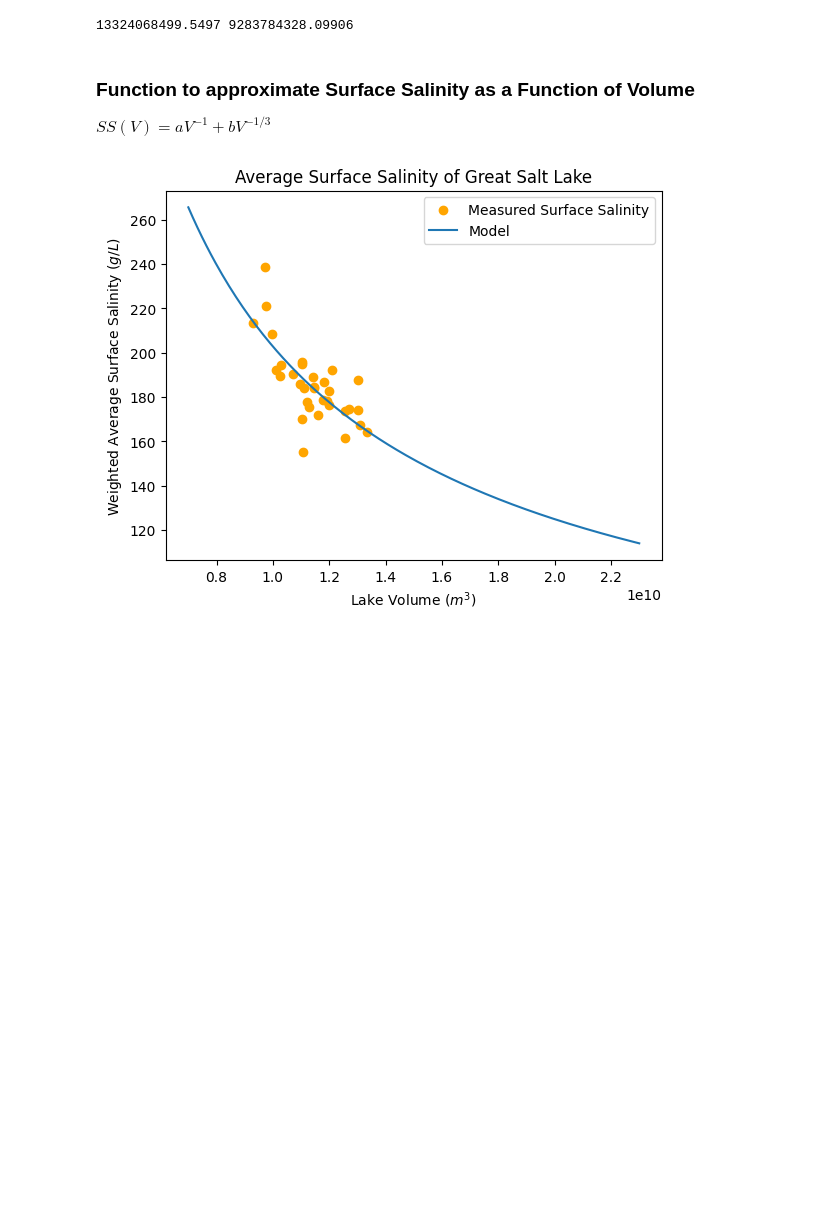
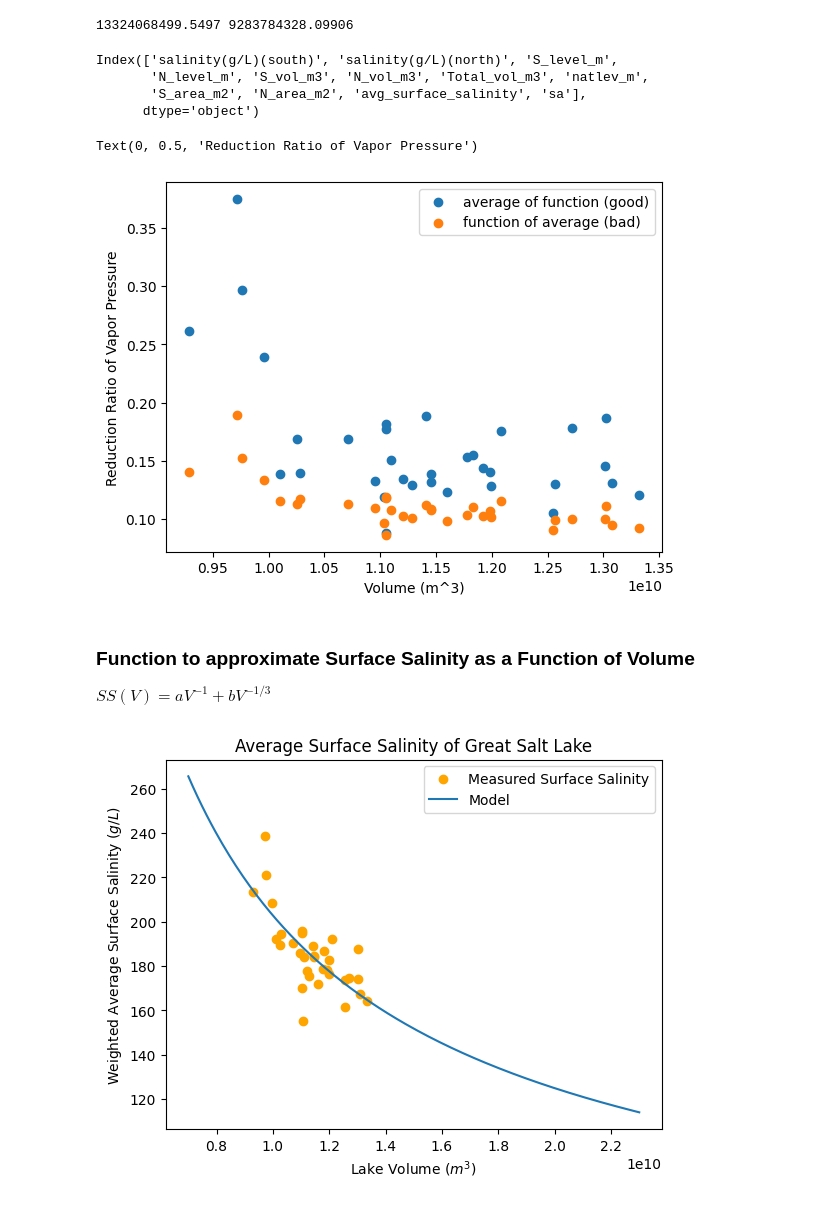
Before and after one commit to danilomcmaster/GSLModel, a Jupyter notebook: salinity.ipynb, the cells around one changed output. Saved outputs shown, nothing was run; the diff lists cells and outputs as text; code cells hidden in the pictures; blank space fills up the shorter version.

```diff
--- a/salinity.ipynb
+++ b/salinity.ipynb
@@ -5,8 +5,8 @@ from matplotlib import pyplot as plt
 from scipy.stats import linregress
 from sklearn.linear_model import LinearRegression
 # %%
-df = pd.read_csv("GSL_compiled_ow_salinity_data_Oct2016_to_Feb2024.csv")
-df2 = pd.read_csv("GSLLevelVol.csv")
+df = pd.read_csv("./data/GSL_compiled_ow_salinity_data_Oct2016_to_Feb2024.csv")
+df2 = pd.read_csv("./data/GSLLevelVol.csv")
 df2["sample_dt"] = df2["Date"]
 df.set_index("sample_dt", inplace=True)
 df2.set_index("sample_dt", inplace=True)
@@ -40,6 +40,35 @@ full = full.sort_values(by=["avg_surface_salinity"])[1:]
 print(max(full["Total_vol_m3"]), min(full["Total_vol_m3"]))
 # %% [output]
 13324068499.5497 9283784328.09906
+# %%
+full.columns
+# %% [output]
+Index(['salinity(g/L)(south)', 'salinity(g/L)(north)', 'S_level_m',
+       'N_level_m', 'S_vol_m3', 'N_vol_m3', 'Total_vol_m3', 'natlev_m',
+       'S_area_m2', 'N_area_m2', 'avg_surface_salinity', 'sa'],
+      dtype='object')
+# %%
+def get_vp_salinity_df(path="./data/vp-salinity.csv"):
+    df = pd.read_csv(path)
+    return df
+
+def vp_reduction(salinity, df):
+    return np.interp(salinity, df["salinity"], df["vp_reduction"])
+
+df_es = get_vp_salinity_df()
+# %%
+full["es_reduction_direct"] = (full["N_area_m2"]*vp_reduction(full["salinity(g/L)(north)"], df_es) + full["S_area_m2"]*vp_reduction(full["salinity(g/L)(south)"], df_es)) / (full["N_area_m2"] + full["S_area_m2"])
+# %%
+full["es_reduction_indirect"] = vp_reduction(full["avg_surface_salinity"], df_es)
+# %%
+plt.scatter(full["Total_vol_m3"], full["es_reduction_direct"], label="average of function (good)")
+plt.scatter(full["Total_vol_m3"], full["es_reduction_indirect"], label="function of average (bad)")
+plt.legend()
+plt.xlabel("Volume (m^3)")
+plt.ylabel("Reduction Ratio of Vapor Pressure")
+# %% [output]
+Text(0, 0.5, 'Reduction Ratio of Vapor Pressure')
+[figure, added]
 # %% [markdown]
 ### Function to approximate Surface Salinity as a Function of Volume
 $ SS(V) = aV^{-1} + bV^{-1/3}$
```
Also changed, not shown: parts of 5 cells of this notebook, 4 other files.
